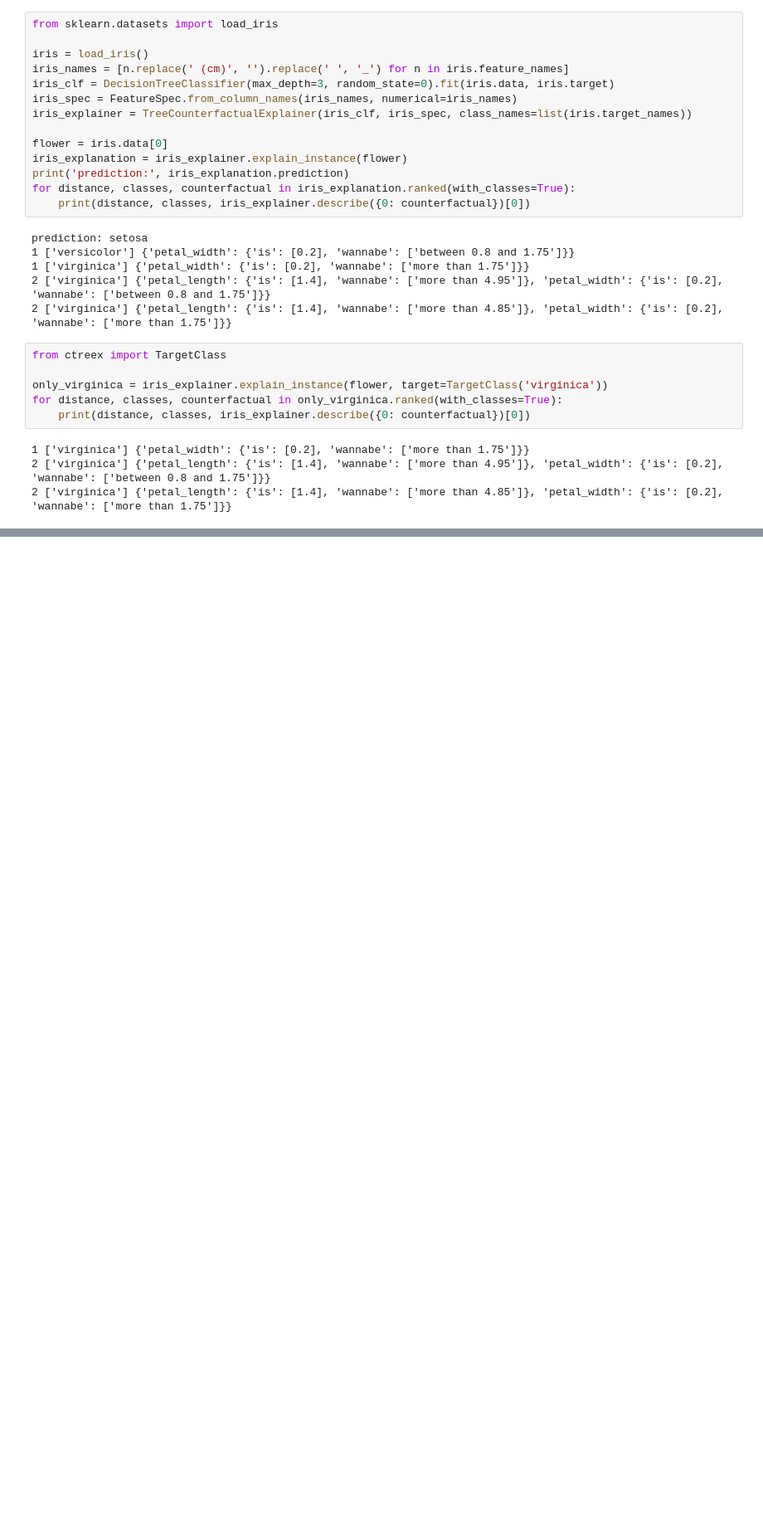
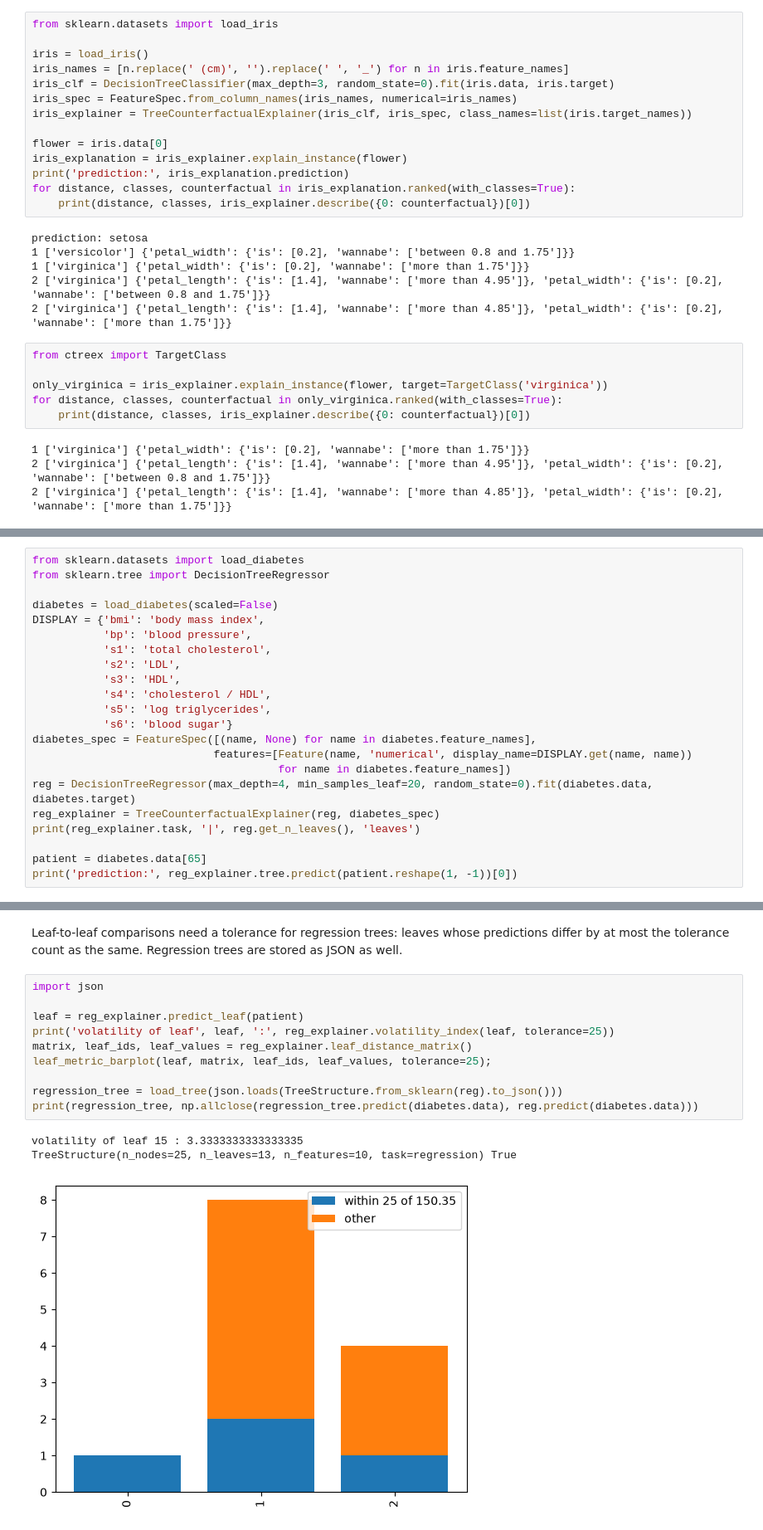
Before and after one commit to So-Cool/CtreeX, a Jupyter notebook: notebooks/03_api_tour.ipynb, the cells around one changed output, grey strips where cells are left out. Shown at 83% size. Cells and saved outputs as stored; diff of their text form; blank space fills up the shorter version.

```diff
--- a/notebooks/03_api_tour.ipynb
+++ b/notebooks/03_api_tour.ipynb
@@ -355,0 +466,22 @@ for distance, classes, counterfactual in only_virginica.ranked(with_classes=True
+# %%
+from sklearn.datasets import load_diabetes
+from sklearn.tree import DecisionTreeRegressor
+
+diabetes = load_diabetes(scaled=False)
+DISPLAY = {'bmi': 'body mass index',
+           'bp': 'blood pressure',
+           's1': 'total cholesterol',
+           's2': 'LDL',
+           's3': 'HDL',
+           's4': 'cholesterol / HDL',
+           's5': 'log triglycerides',
+           's6': 'blood sugar'}
+diabetes_spec = FeatureSpec([(name, None) for name in diabetes.feature_names],
+                            features=[Feature(name, 'numerical', display_name=DISPLAY.get(name, name))
+                                      for name in diabetes.feature_names])
+reg = DecisionTreeRegressor(max_depth=4, min_samples_leaf=20, random_state=0).fit(diabetes.data, diabetes.target)
+reg_explainer = TreeCounterfactualExplainer(reg, diabetes_spec)
+print(reg_explainer.task, '|', reg.get_n_leaves(), 'leaves')
+
+patient = diabetes.data[65]
+print('prediction:', reg_explainer.tree.predict(patient.reshape(1, -1))[0])
@@ -355,0 +515,18 @@ for distance, classes, counterfactual in only_virginica.ranked(with_classes=True
+# %% [markdown]
+Leaf-to-leaf comparisons need a tolerance for regression trees:
+leaves whose predictions differ by at most the tolerance count as the same.
+Regression trees are stored as JSON as well.
+# %%
+import json
+
+leaf = reg_explainer.predict_leaf(patient)
+print('volatility of leaf', leaf, ':', reg_explainer.volatility_index(leaf, tolerance=25))
+matrix, leaf_ids, leaf_values = reg_explainer.leaf_distance_matrix()
+leaf_metric_barplot(leaf, matrix, leaf_ids, leaf_values, tolerance=25);
+
+regression_tree = load_tree(json.loads(TreeStructure.from_sklearn(reg).to_json()))
+print(regression_tree, np.allclose(regression_tree.predict(diabetes.data), reg.predict(diabetes.data)))
+# %% [output]
+volatility of leaf 15 : 3.3333333333333335
+TreeStructure(n_nodes=25, n_leaves=13, n_features=10, task=regression) True
+[figure, added]
```
Also changed, not shown: parts of 14 cells of this notebook, 2 other files.
